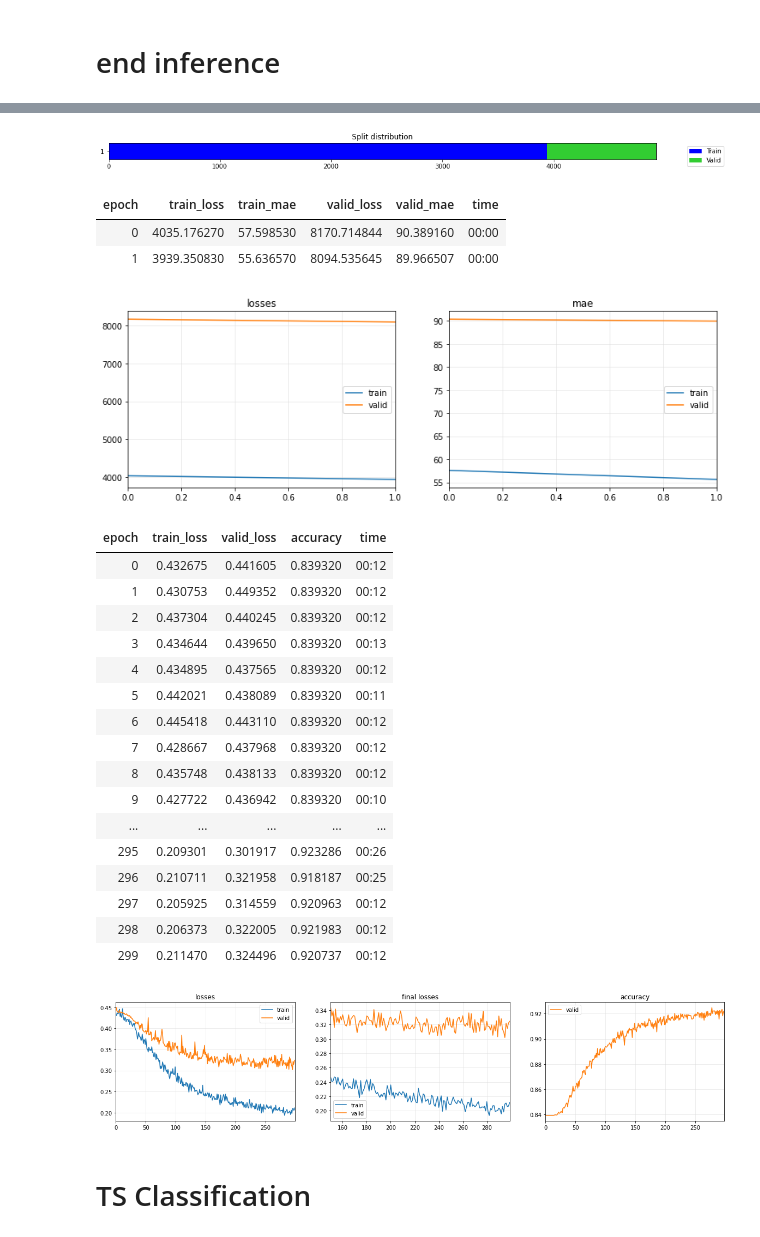
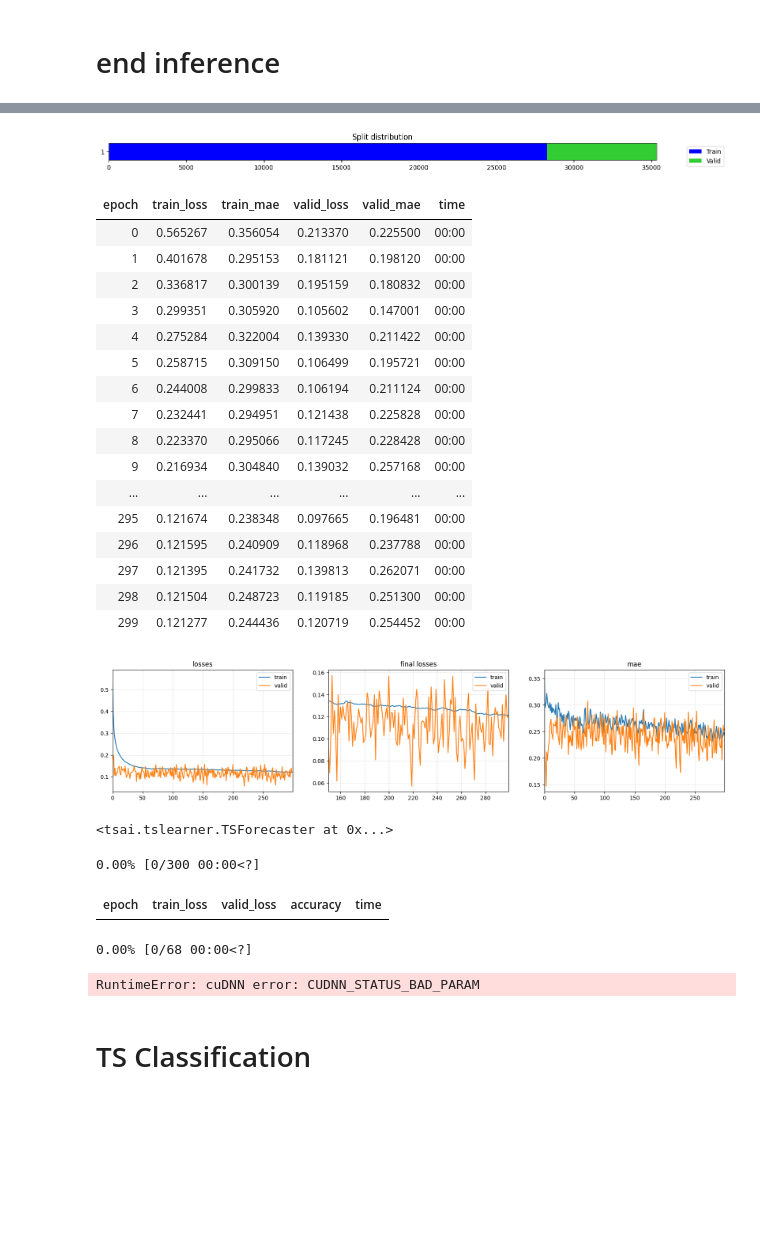
Before and after one commit to aivill-project/v2x_ts, a Jupyter notebook: V2X_process.ipynb, the cells around one changed output, grey strips where cells are left out. Cells and saved outputs as stored; diff of their text form; code cells hidden in the pictures; blank space fills up the shorter version.

```diff
--- a/V2X_process.ipynb
+++ b/V2X_process.ipynb
@@ -338,31 +207,32 @@ minirocket_classification(X, y, splits, epochs=50, model=MiniRocketPlus, lr = 1e
 # %%
-multivariate_forecasting(X_all, y_all, splits, epochs=2, model=LSTM, lr = 1e-3, lr_find=False)
+multivariate_forecasting(X_all, y_all, splits, epochs=300, model=LSTM, lr = 1e-3, lr_find=False)
 # %% [output]
-[figure, old version]
+[figure, new version]
 | epoch | train_loss | train_mae | valid_loss | valid_mae | time |
-| 0 | 4035.176270 | 57.598530 | 8170.714844 | 90.389160 | 00:00 |
-| 1 | 3939.350830 | 55.636570 | 8094.535645 | 89.966507 | 00:00 |
+| 0 | 0.565267 | 0.356054 | 0.213370 | 0.225500 | 00:00 |
+| 1 | 0.401678 | 0.295153 | 0.181121 | 0.198120 | 00:00 |
+| 2 | 0.336817 | 0.300139 | 0.195159 | 0.180832 | 00:00 |
+| 3 | 0.299351 | 0.305920 | 0.105602 | 0.147001 | 00:00 |
+| 4 | 0.275284 | 0.322004 | 0.139330 | 0.211422 | 00:00 |
+| 5 | 0.258715 | 0.309150 | 0.106499 | 0.195721 | 00:00 |
+| 6 | 0.244008 | 0.299833 | 0.106194 | 0.211124 | 00:00 |
+| 7 | 0.232441 | 0.294951 | 0.121438 | 0.225828 | 00:00 |
+| 8 | 0.223370 | 0.295066 | 0.117245 | 0.228428 | 00:00 |
+| 9 | 0.216934 | 0.304840 | 0.139032 | 0.257168 | 00:00 |
+| ... | ... | ... | ... | ... | ... |
+| 295 | 0.121674 | 0.238348 | 0.097665 | 0.196481 | 00:00 |
+| 296 | 0.121595 | 0.240909 | 0.118968 | 0.237788 | 00:00 |
+| 297 | 0.121395 | 0.241732 | 0.139813 | 0.262071 | 00:00 |
+| 298 | 0.121504 | 0.248723 | 0.119185 | 0.251300 | 00:00 |
+| 299 | 0.121277 | 0.244436 | 0.120719 | 0.254452 | 00:00 |
-[figure, old version]
+[figure, new version]
+<tsai.tslearner.TSForecaster at 0x...>
 # %%
-multivariate_classification(X_all, y_all, splits, epochs=300, model=MLSTM_FCNPlus, lr = 1e-3, metrics=accuracy)
+multivariate_classification(X_all, y_all, splits, epochs=300, model=MLSTM_FCNPlus, lr = 1e-3, metrics=accuracy, device='cpu')
 # %% [output]
+0.00% [0/300 00:00<?]
 | epoch | train_loss | valid_loss | accuracy | time |
-| 0 | 0.432675 | 0.441605 | 0.839320 | 00:12 |
-| 1 | 0.430753 | 0.449352 | 0.839320 | 00:12 |
-| 2 | 0.437304 | 0.440245 | 0.839320 | 00:12 |
-| 3 | 0.434644 | 0.439650 | 0.839320 | 00:13 |
-| 4 | 0.434895 | 0.437565 | 0.839320 | 00:12 |
-| 5 | 0.442021 | 0.438089 | 0.839320 | 00:11 |
-| 6 | 0.445418 | 0.443110 | 0.839320 | 00:12 |
-| 7 | 0.428667 | 0.437968 | 0.839320 | 00:12 |
-| 8 | 0.435748 | 0.438133 | 0.839320 | 00:12 |
-| 9 | 0.427722 | 0.436942 | 0.839320 | 00:10 |
-| ... | ... | ... | ... | ... |
-| 295 | 0.209301 | 0.301917 | 0.923286 | 00:26 |
-| 296 | 0.210711 | 0.321958 | 0.918187 | 00:25 |
-| 297 | 0.205925 | 0.314559 | 0.920963 | 00:12 |
-| 298 | 0.206373 | 0.322005 | 0.921983 | 00:12 |
-| 299 | 0.211470 | 0.324496 | 0.920737 | 00:12 |
-[figure, removed]
+0.00% [0/68 00:00<?]
+RuntimeError: cuDNN error: CUDNN_STATUS_BAD_PARAM
 # %% [markdown]
 # TS Classification
```
Also changed, not shown: parts of 9 cells of this notebook, 4 other files.
